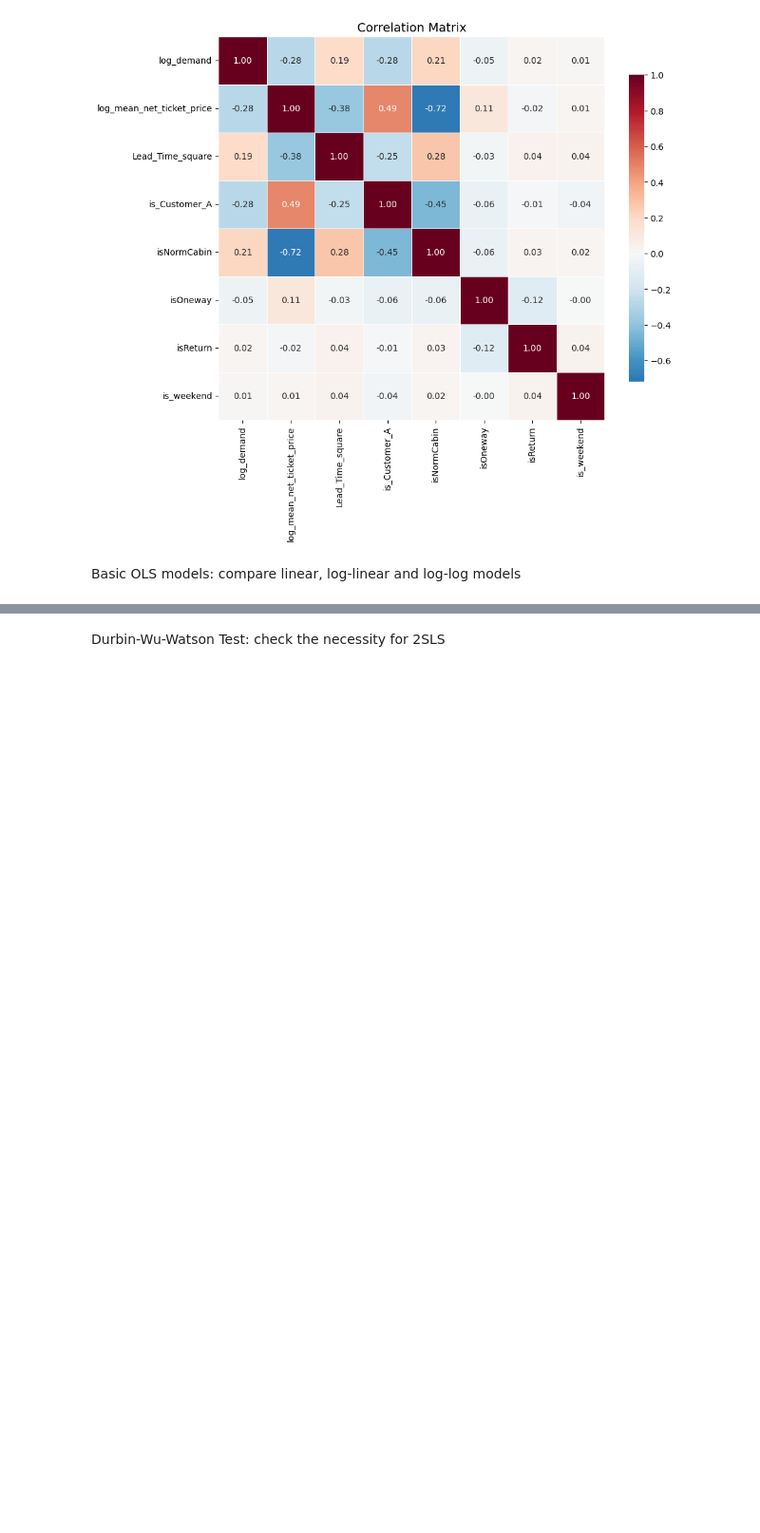
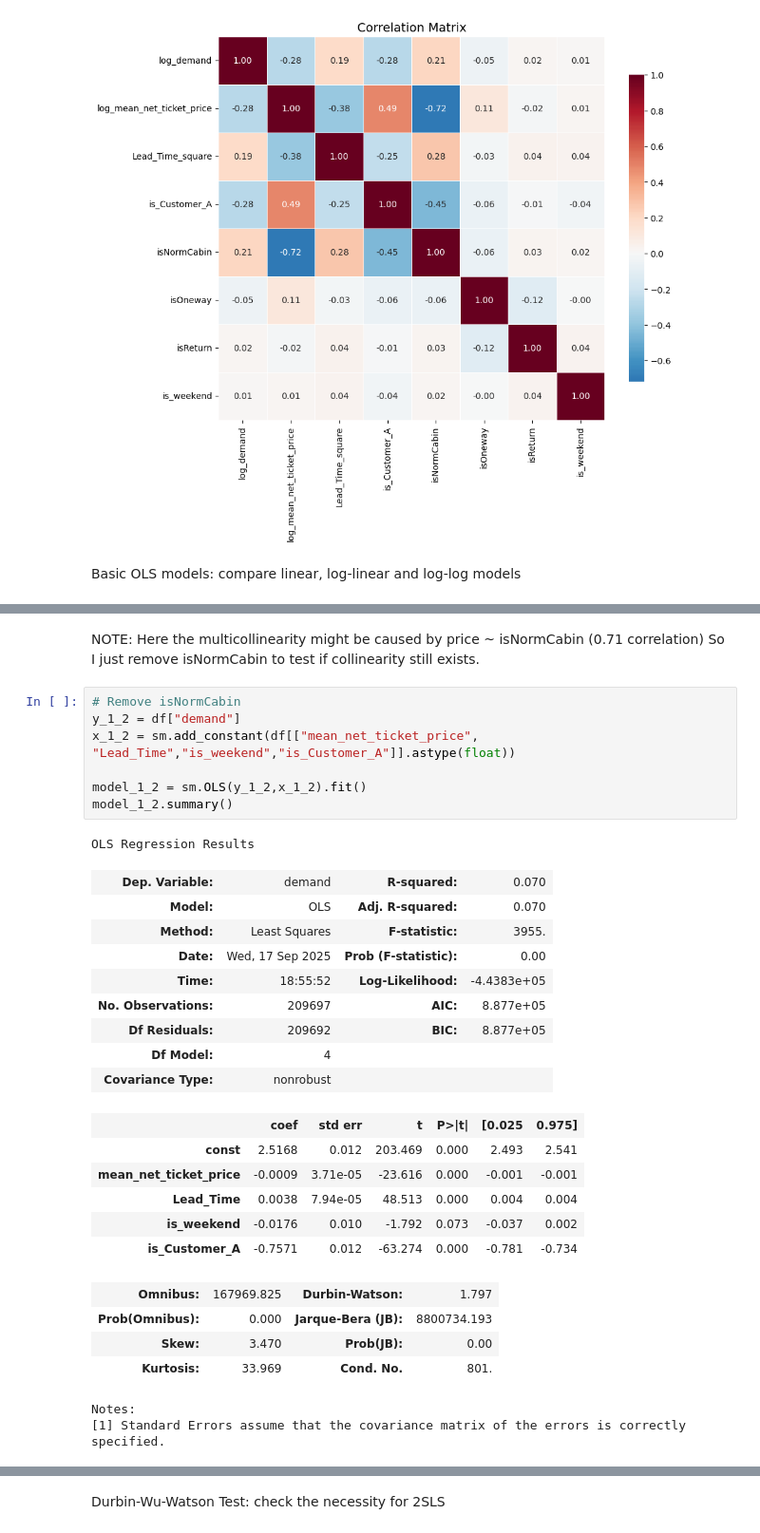
Before and after one commit to azusahanabi/DBA5101-Group-Project-1, a Jupyter notebook: DBA5101_Group_Project_1_Updated.ipynb, the cells around one changed output, grey strips where cells are left out. Shown at 95% size. Saved outputs shown, nothing was run; the diff lists cells and outputs as text; blank space fills up the shorter version.

```diff
--- a/DBA5101_Group_Project_1_Updated.ipynb
+++ b/DBA5101_Group_Project_1_Updated.ipynb
@@ -281,0 +317,33 @@ Basic OLS models: compare linear, log-linear and log-log models
+# %% [markdown]
+NOTE: Here the multicollinearity might be caused by price ~ isNormCabin (0.71 correlation)
+So I just remove isNormCabin to test if collinearity still exists.
+# %%
+# Remove isNormCabin
+y_1_2 = df["demand"]
+x_1_2 = sm.add_constant(df[["mean_net_ticket_price", "Lead_Time","is_weekend","is_Customer_A"]].astype(float))
+
+model_1_2 = sm.OLS(y_1_2,x_1_2).fit()
+model_1_2.summary()
+# %% [output]
+OLS Regression Results
+| Dep. Variable: | demand | R-squared: | 0.070 |
+| Model: | OLS | Adj. R-squared: | 0.070 |
+| Method: | Least Squares | F-statistic: | 3955. |
+| Date: | Wed, 17 Sep 2025 | Prob (F-statistic): | 0.00 |
+| Time: | 18:55:52 | Log-Likelihood: | -4.4383e+05 |
+| No. Observations: | 209697 | AIC: | 8.877e+05 |
+| Df Residuals: | 209692 | BIC: | 8.877e+05 |
+| Df Model: | 4 |  |  |
+| Covariance Type: | nonrobust |  |  |
+|  | coef | std err | t | P>|t| | [0.025 | 0.975] |
+| const | 2.5168 | 0.012 | 203.469 | 0.000 | 2.493 | 2.541 |
+| mean_net_ticket_price | -0.0009 | 3.71e-05 | -23.616 | 0.000 | -0.001 | -0.001 |
+| Lead_Time | 0.0038 | 7.94e-05 | 48.513 | 0.000 | 0.004 | 0.004 |
+| is_weekend | -0.0176 | 0.010 | -1.792 | 0.073 | -0.037 | 0.002 |
+| is_Customer_A | -0.7571 | 0.012 | -63.274 | 0.000 | -0.781 | -0.734 |
+| Omnibus: | 167969.825 | Durbin-Watson: | 1.797 |
+| Prob(Omnibus): | 0.000 | Jarque-Bera (JB): | 8800734.193 |
+| Skew: | 3.470 | Prob(JB): | 0.00 |
+| Kurtosis: | 33.969 | Cond. No. | 801. |
+Notes:
+[1] Standard Errors assume that the covariance matrix of the errors is correctly specified.
```
Also changed, not shown: parts of 20 cells of this notebook.
